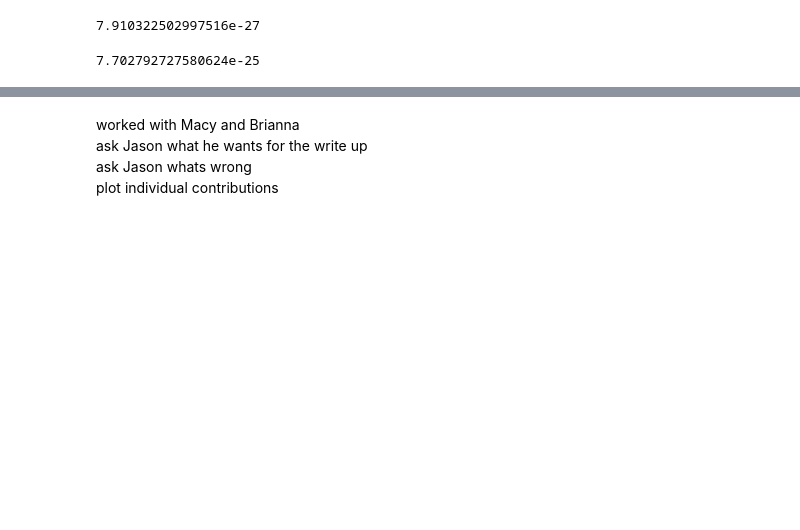
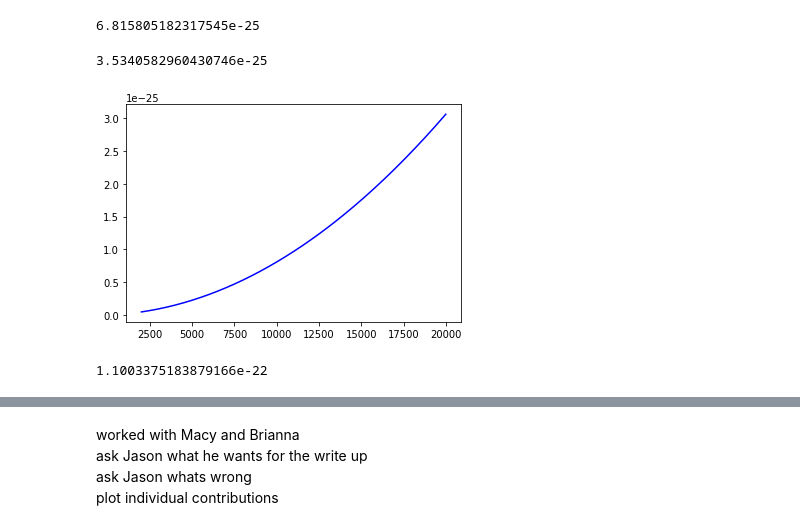
Before and after one commit to abelles520/thick_rt, a Jupyter notebook: thick_rt/notebooks/hw7_testing.ipynb, the cells around one changed output, grey strips where cells are left out. Drawn from its saved outputs; the diff is of its cells as text; code cells hidden in the pictures; blank space fills up the shorter version.

```diff
--- a/thick_rt/notebooks/hw7_testing.ipynb
+++ b/thick_rt/notebooks/hw7_testing.ipynb
@@ -55,6 +50,3 @@ def kappa_Hminus_bf(Pe, T, wave):
     if wave<1000 or wave>16200:
         return 0
     return 10**-18 * 4.158e-10 * alpha_bf * Pe * theta**(5/2) * 10**(0.754*theta)
-# %%
-wave_array = np.arange(2000, 20000, 100)
-k_Hm_array = [kappa_Hminus_bf(100, 5000, i) for i in wave_array]
@@ -66,3 +53,7 @@ plt.show()
+# %%
+kappa_Hminus_bf(100, 10000, 10000)
+# %% [output]
+6.815805182317545e-25
 # %%
 # completed
 def kappa_Hminus_ff(Pe, T, wave):
@@ -74,10 +65,17 @@ def kappa_Hminus_ff(Pe, T, wave):
     f2 = -197.789+190.266*np.log10(wave)-67.9775*(np.log10(wave))**2+10.6913*(np.log10(wave))**3-0.625151*(np.log10(wave))**4
     theta = 5040/T
     return 1e-26*Pe*10**(f0+f1*np.log10(theta)+f2*(np.log10(theta))**2)
-# %%
-kappa_Hminus_ff(10, 8000, 4000)
-# %% [output]
-7.910322502997516e-27
+# %%
+kappa_Hminus_ff(100, 10000, 10000)
+# %% [output]
+3.5340582960430746e-25
+# %%
+k_Hm_ff = [kappa_Hminus_ff(10**1.08, 5143, i) for i in wave_array]
+# %%
+plt.plot(wave_array, k_Hm_ff, 'b-')
+plt.show()
+# %% [output]
+[figure, added]
 # %%
 def g_bf(n, T, wave):
     """
@@ -102,10 +100,10 @@ def kappa_H_bf(Pe, T, wave):
     xi3 = I*(1-1/((n0+3)**2))
 
     return alpha0*wave**3*(summation+(np.log10(np.e)/(2*theta*I))*(10**(-xi3*theta)-10**(-I*theta)))
-# %%
-kappa_H_bf(10, 8000, 4000)
-# %% [output]
-7.702792727580624e-25
+# %%
+kappa_H_bf(100, 10000, 10000)
+# %% [output]
+1.1003375183879166e-22
 # %%
 # completed
 def kappa_H_ff(Pe, T, wave):
```
Also changed, not shown: parts of 16 cells of this notebook, 1 other file.
